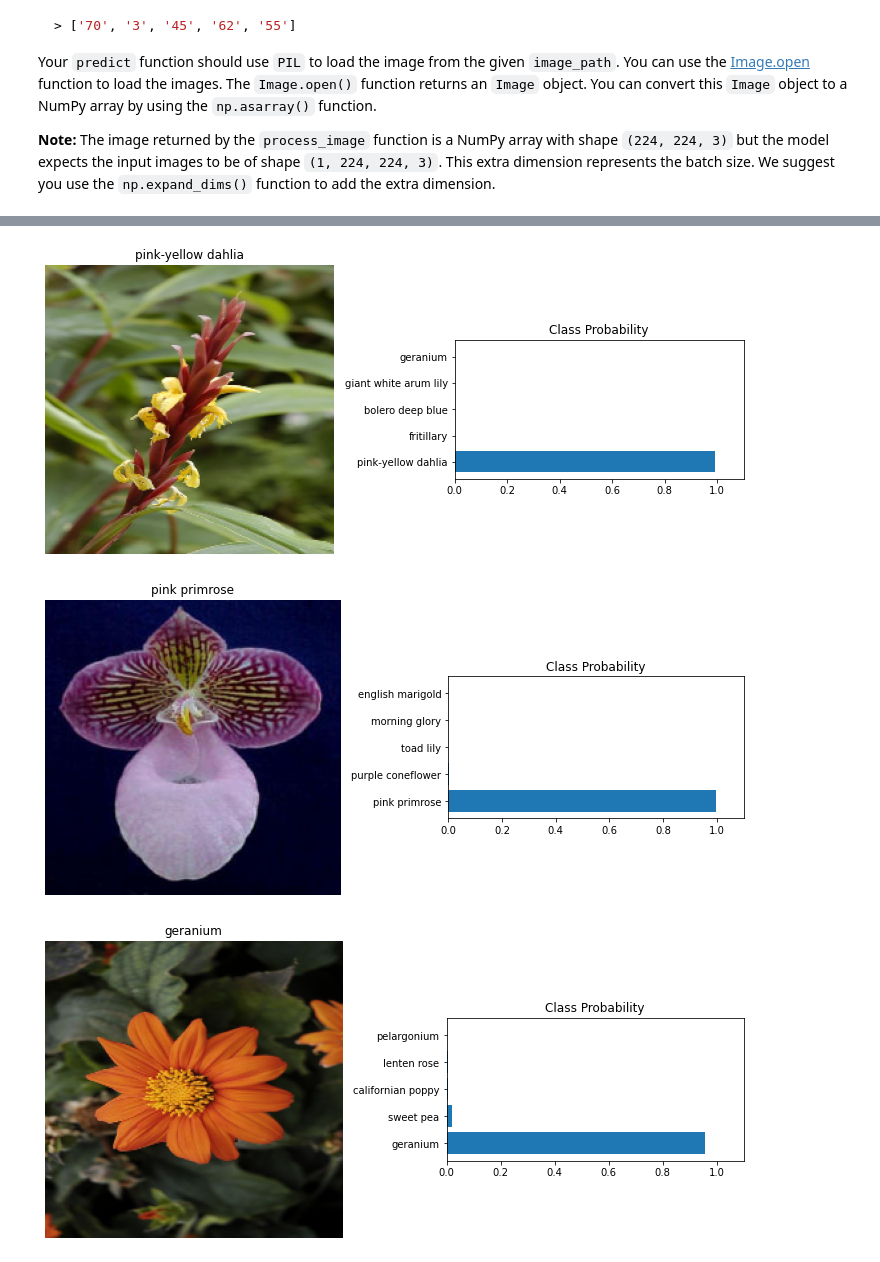
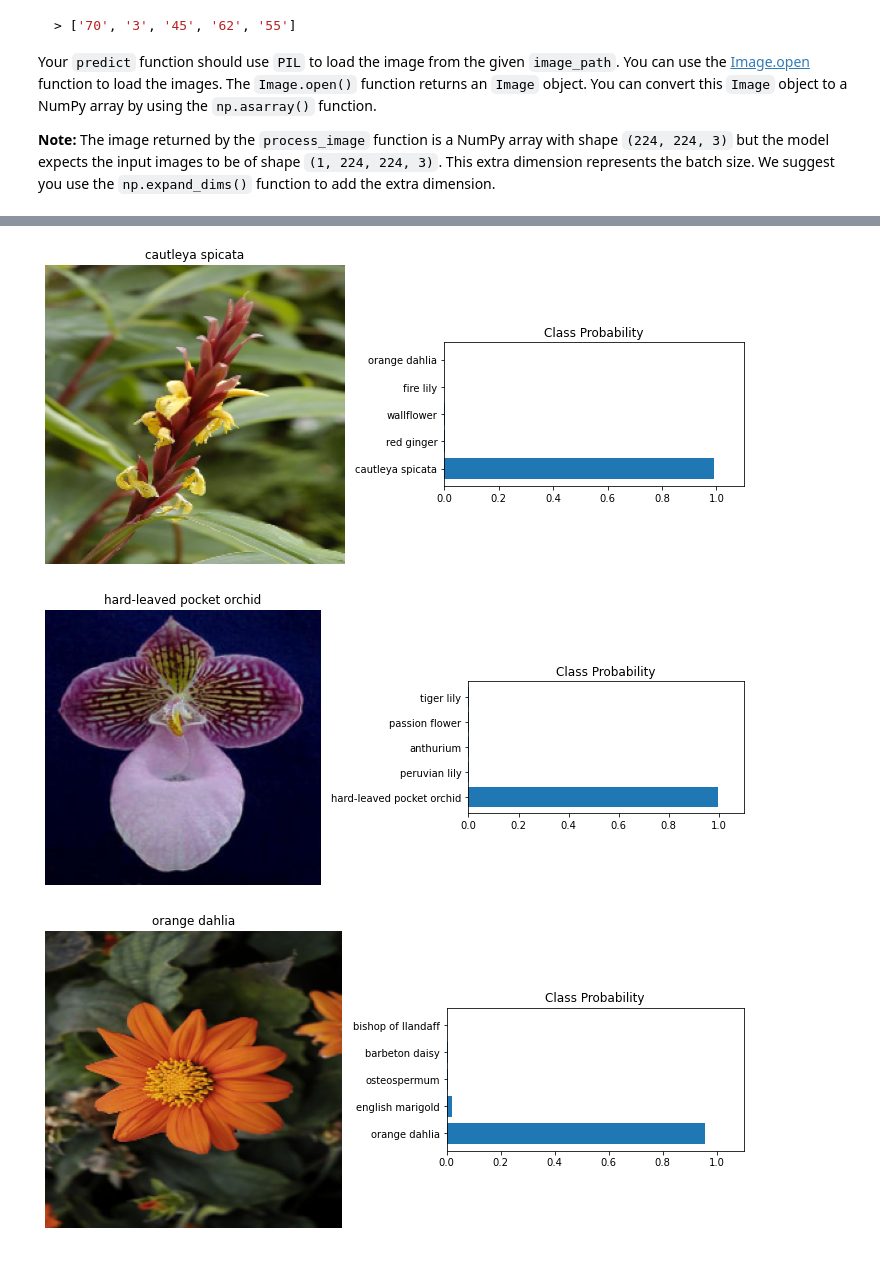
Before and after one commit to franciscolopezv/flower_image_classifier_project, a Jupyter notebook: Project_Image_Classifier_Project.ipynb, the cells around one changed output, grey strips where cells are left out. Saved outputs shown, nothing was run; the diff lists cells and outputs as text; code cells hidden in the pictures.

Commit message:
Fix the correct flower numbers.

```diff
--- a/Project_Image_Classifier_Project.ipynb
+++ b/Project_Image_Classifier_Project.ipynb
@@ -442,7 +442,7 @@ for txt_image in test_images:
     image = Image.open(image_path)
     processed_test_image = process_image(np.asarray(image))
 
-    flower_classes = [class_names[str(value)] for value in classes[0]]
+    flower_classes = [class_names[str(value + 1)] for value in classes[0]]
 
     print(flower_classes)
 
@@ -475,3 +475,3 @@ Classes Keys: [[51 85 18 33 52]]
-[figure, old version]
+[figure, new version]
-[figure, old version]
+[figure, new version]
-[figure, old version]
+[figure, new version]
```
Also changed, not shown: parts of 1 cell of this notebook, 2 other files.
